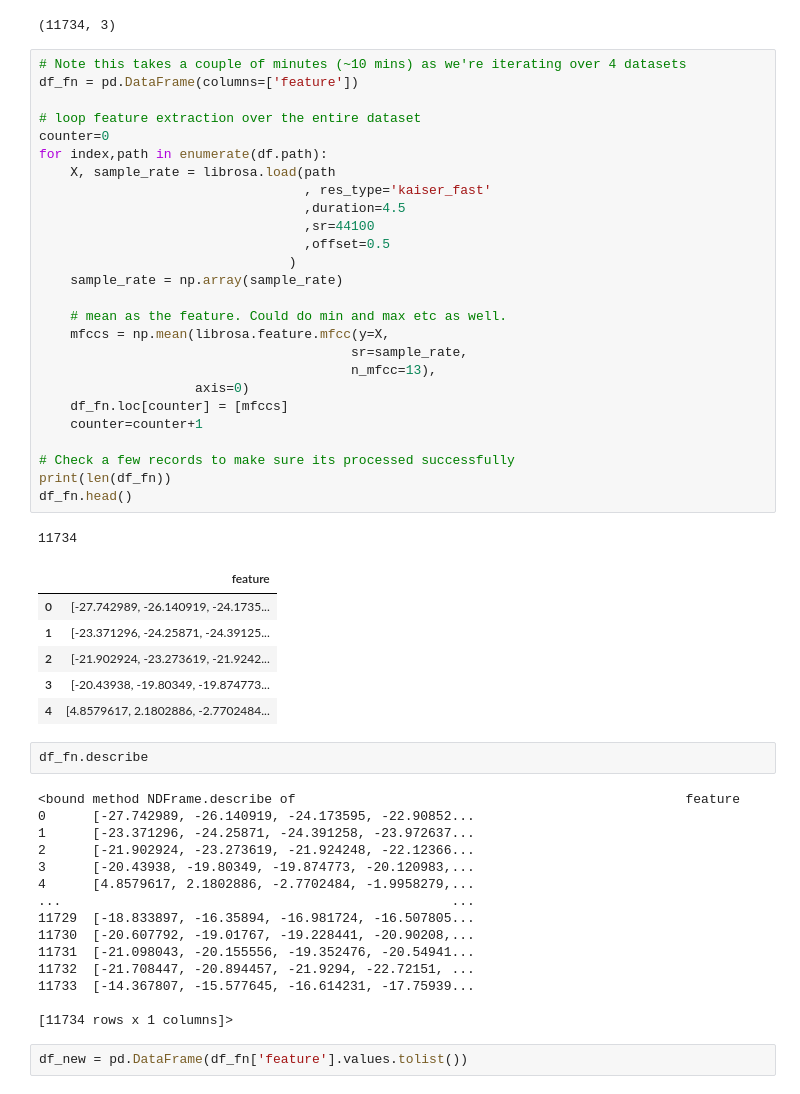
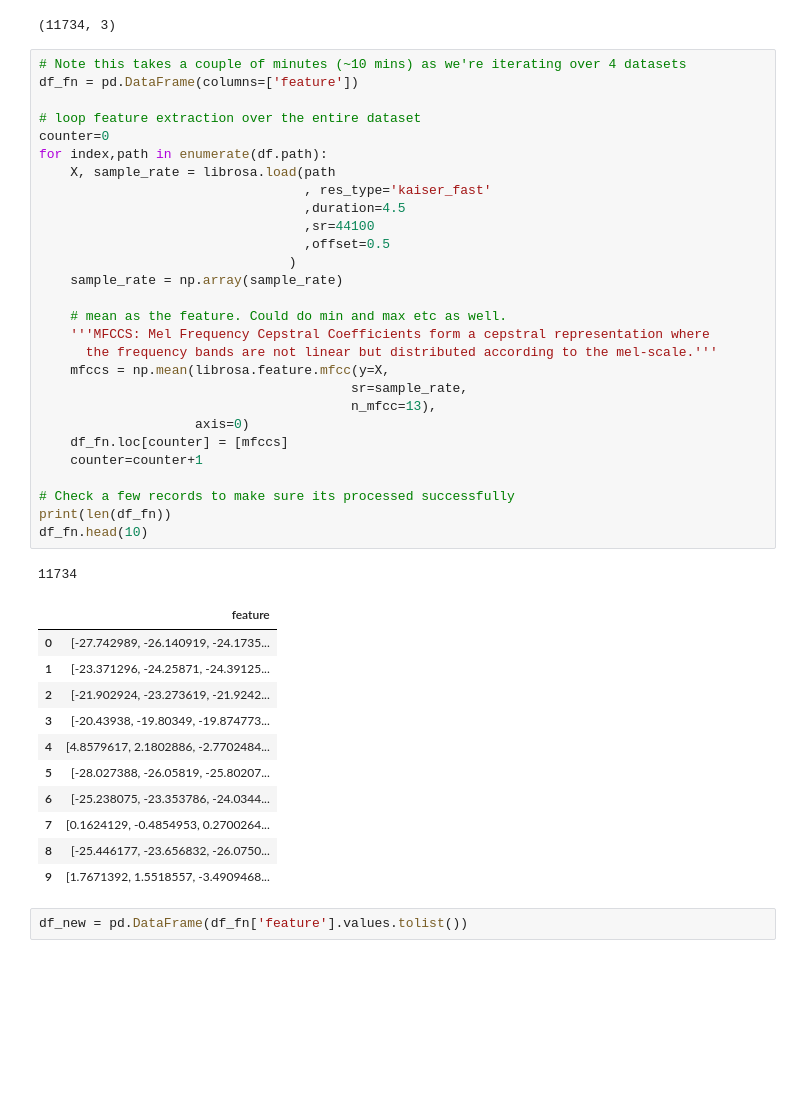
Before and after one commit to ChiragSharma8/Face_emotion_detection, a Jupyter notebook: Speech_Emotion.ipynb, the cells around one changed output. Cells and saved outputs as stored; diff of their text form; blank space fills up the shorter version.

```diff
--- a/Speech_Emotion.ipynb
+++ b/Speech_Emotion.ipynb
@@ -463,51 +463,41 @@ df_fn = pd.DataFrame(columns=['feature'])
 
 # loop feature extraction over the entire dataset
 counter=0
 for index,path in enumerate(df.path):
     X, sample_rate = librosa.load(path
                                   , res_type='kaiser_fast'
                                   ,duration=4.5
                                   ,sr=44100
                                   ,offset=0.5
                                 )
     sample_rate = np.array(sample_rate)
 
     # mean as the feature. Could do min and max etc as well.
+    '''MFCCS: Mel Frequency Cepstral Coefficients form a cepstral representation where
+      the frequency bands are not linear but distributed according to the mel-scale.'''
     mfccs = np.mean(librosa.feature.mfcc(y=X,
                                         sr=sample_rate,
                                         n_mfcc=13),
                     axis=0)
     df_fn.loc[counter] = [mfccs]
     counter=counter+1
 
 # Check a few records to make sure its processed successfully
 print(len(df_fn))
-df_fn.head()
+df_fn.head(10)
 # %% [output]
 11734
 |  | feature |
 | 0 | [-27.742989, -26.140919, -24.1735... |
 | 1 | [-23.371296, -24.25871, -24.39125... |
 | 2 | [-21.902924, -23.273619, -21.9242... |
 | 3 | [-20.43938, -19.80349, -19.874773... |
 | 4 | [4.8579617, 2.1802886, -2.7702484... |
+| 5 | [-28.027388, -26.05819, -25.80207... |
+| 6 | [-25.238075, -23.353786, -24.0344... |
+| 7 | [0.1624129, -0.4854953, 0.2700264... |
+| 8 | [-25.446177, -23.656832, -26.0750... |
+| 9 | [1.7671392, 1.5518557, -3.4909468... |
-# %%
-df_fn.describe
-# %% [output]
-<bound method NDFrame.describe of                                                  feature
-0      [-27.742989, -26.140919, -24.173595, -22.90852...
-1      [-23.371296, -24.25871, -24.391258, -23.972637...
-2      [-21.902924, -23.273619, -21.924248, -22.12366...
-3      [-20.43938, -19.80349, -19.874773, -20.120983,...
-4      [4.8579617, 2.1802886, -2.7702484, -1.9958279,...
-...                                                  ...
-11729  [-18.833897, -16.35894, -16.981724, -16.507805...
-11730  [-20.607792, -19.01767, -19.228441, -20.90208,...
-11731  [-21.098043, -20.155556, -19.352476, -20.54941...
-11732  [-21.708447, -20.894457, -21.9294, -22.72151, ...
-11733  [-14.367807, -15.577645, -16.614231, -17.75939...
-
-[11734 rows x 1 columns]>
 # %%
 df_new = pd.DataFrame(df_fn['feature'].values.tolist())
 # %%
```
Also changed, not shown: parts of 28 cells of this notebook.
